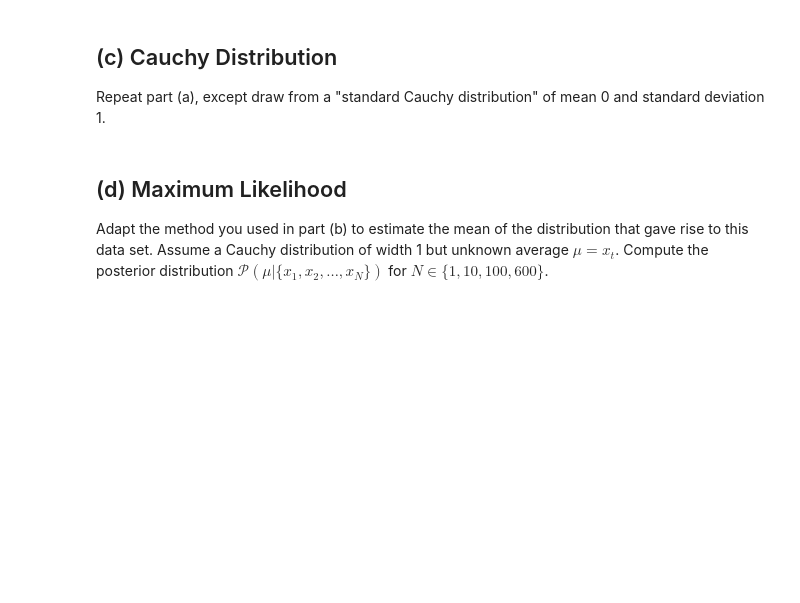
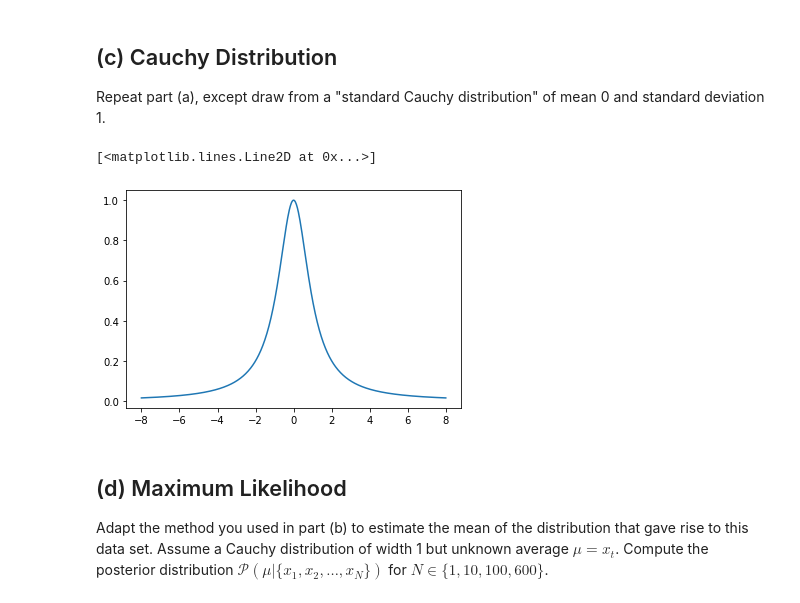
Before and after one commit to HWolf08/biophysics, a Jupyter notebook: week-06/problem-7.8.ipynb, the cells around one changed output. Cells and saved outputs as stored; diff of their text form; code cells hidden in the pictures; blank space fills up the shorter version.

```diff
--- a/week-06/problem-7.8.ipynb
+++ b/week-06/problem-7.8.ipynb
@@ -64,6 +64,19 @@ You should create four plots.  You can put them in separate subplots, or plot th
 Repeat part (a), except draw from a "standard Cauchy distribution" of mean 0 and standard deviation 1.
 # %%
 help(rng.standard_cauchy)
+# %%
+rand_num = rng.standard_normal(600)
+upper_lim = 600
+u_x = np.zeros(upper_lim)
+n = 1
+A = 1
+x = np.linspace(-8,8,600)
+
+p_cauchy = A/(1+((x-u_x)/n)**2)
+plt.plot(x,p_cauchy)
+# %% [output]
+[<matplotlib.lines.Line2D at 0x...>]
+[figure, added]
 # %% [markdown]
 ## (d) Maximum Likelihood
 
```
